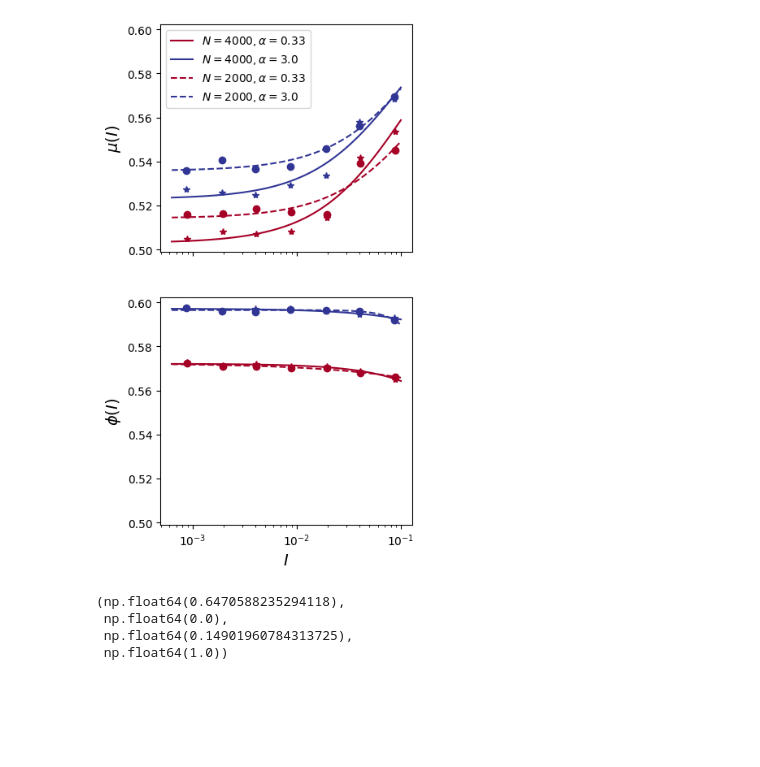
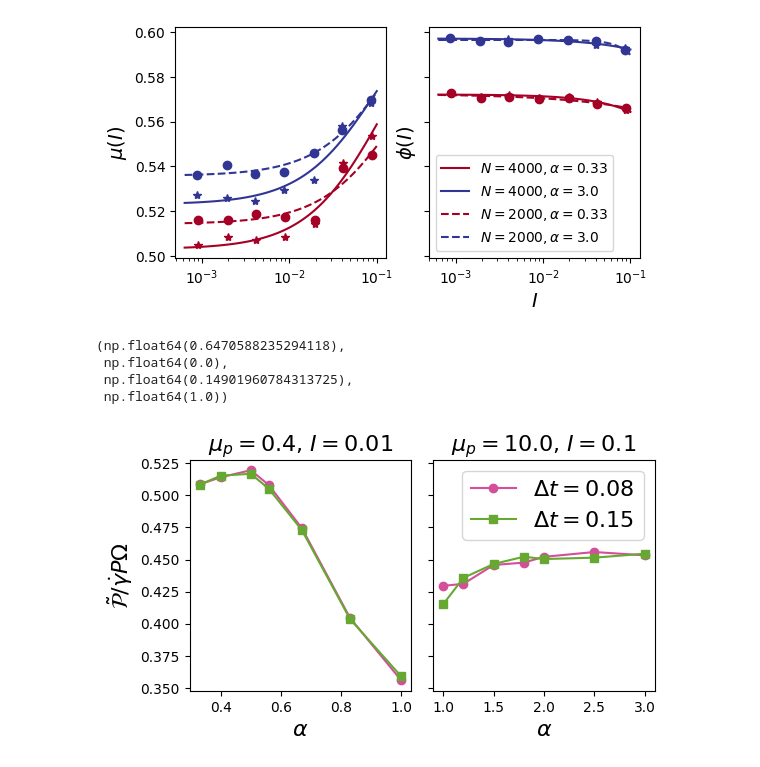
Before and after one commit to JBil8/Simple_shear_granular_spheroids, a Jupyter notebook: size_independence.ipynb, the cells around one changed output. Saved outputs shown, nothing was run; the diff lists cells and outputs as text; code cells hidden in the pictures; blank space fills up the shorter version.

```diff
--- a/size_independence.ipynb
+++ b/size_independence.ipynb
@@ -53,7 +53,7 @@ phi_2000_ap_033 = phiI(x_fit, *phi_popt_2000_ap_033)
 phi_2000_ap_3 = phiI(x_fit, *phi_popt_2000_ap_3)
 
 # Create the figure with two subplots
-fig, axs = plt.subplots(2, 1, figsize=(4, 8), sharex=True, sharey=True)
+fig, axs = plt.subplots(1, 2, figsize=(6, 3), sharex=True, sharey=True)
 
 cmap = plt.get_cmap('RdYlBu')
 blue = cmap(255)
@@ -69,36 +69,36 @@ axs[0].plot(x_fit, mu_2000_ap_033, '--', label=r'$N=2000, \alpha=0.33$', color=r
 axs[0].plot(x_fit, mu_2000_ap_3, '--', label=r'$N=2000, \alpha=3.0$', color=blue)
 axs[0].plot(I_values_2000_ap_033, mu_values_2000_ap_033, 'o', color=red)
 axs[0].plot(I_values_2000_ap_3, mu_values_2000_ap_3, 'o', color=blue)
 
 axs[0].set_xscale('log')
 axs[0].set_ylabel(r'$\mu(I)$', fontsize=14)
 # axs[0].set_title('Comparison of $\mu(I)$ and $\phi(I)$ for Different N and $\alpha$', fontsize=14)
-axs[0].legend()
+# axs[0].legend()
 # axs[0].grid(True, which="both", linestyle="--", linewidth=0.5)
 
 # Plot phi(I)
 axs[1].plot(x_fit, phi_4000_ap_033, '-', label=r'$N=4000, \alpha=0.33$', color=red)
 axs[1].plot(x_fit, phi_4000_ap_3, '-', label=r'$N=4000, \alpha=3.0$', color=blue)
 axs[1].plot(I_values_4000_ap_033, phi_values_4000_ap_033, '*', color=red)
 axs[1].plot(I_values_4000_ap_3, phi_values_4000_ap_3, '*', color=blue)
 
 axs[1].plot(x_fit, phi_2000_ap_033, '--', label=r'$N=2000, \alpha=0.33$', color=red)
 axs[1].plot(x_fit, phi_2000_ap_3, '--', label=r'$N=2000, \alpha=3.0$', color=blue)
 axs[1].plot(I_values_2000_ap_033, phi_values_2000_ap_033, 'o', color=red)
 axs[1].plot(I_values_2000_ap_3, phi_values_2000_ap_3, 'o', color=blue)
 
 axs[1].set_xscale('log')
 axs[1].set_xlabel(r'$I$', fontsize=14)
 axs[1].set_ylabel(r'$\phi(I)$', fontsize=14)
-# axs[1].legend()
+axs[1].legend()
 # axs[1].grid(True, which="both", linestyle="--", linewidth=0.5)
 
 plt.savefig('rheological_curves_n_dependence', dpi = 300, bbox_inches = 'tight')
 
 # Show the plot
 plt.show()
 # %% [output]
-[figure, old version]
+[figure, new version]
 # %%
 cmap = plt.get_cmap('RdYlBu')
 # %%
@@ -111,4 +111,75 @@ cmap(0)
 # %%
 # take the first and last color of cmap
 colors = [cmap(0), cmap(255)]
+# %%
+import os
+import pickle as pkl
+import numpy as np
+from matplotlib import pyplot as plt
+
+aps_sliding = [0.33, 0.4, 0.5, 0.56 ,0.67, 0.83, 1.0]
+aps_rolling = [1.0, 1.2, 1.5, 1.8, 2.0, 2.5, 3.0]
+cmaps = plt.get_cmap('PiYG')
+def load_data(file_path):
+    if not os.path.exists(file_path):
+        raise FileNotFoundError(f"File {file_path} does not exist.")
+
+    with open(file_path, 'rb') as f:
+        data = pkl.load(f)
+
+    return data
+
+dissipation_dt_008_sliding = []
+for ap in aps_sliding:
+    file_path = './output_data_dt_0.08/simple_shear_ap' + str(ap)+ '_cof_0.4_I_0.01.pkl'
+    data = load_data(file_path)
+    dissipation = (data['total_normal_dissipation'] + data['total_tangential_dissipation'])/(data['box_x_length']*data['box_y_length']*data['box_z_length']*data['shear_rate']*data['p_yy'])
+    dissipation_dt_008_sliding.append(dissipation)
+
+dissipation_dt_015_sliding = []
+for ap in aps_sliding:
+    file_path = './output_data_09_05_2025/simple_shear_ap' + str(ap)+ '_cof_0.4_I_0.01.pkl'
+    data = load_data(file_path)
+    dissipation = (data['total_normal_dissipation'] + data['total_tangential_dissipation'])/(data['box_x_length']*data['box_y_length']*data['box_z_length']*data['shear_rate']*data['p_yy'])
+    dissipation_dt_015_sliding.append(dissipation)
+
+dissipation_dt_008_rolling = []
+for ap in aps_rolling:
+    file_path = './output_data_dt_0.08/simple_shear_ap' + str(ap)+ '_cof_10.0_I_0.1.pkl'
+    data = load_data(file_path)
+    dissipation = (data['total_normal_dissipation'] + data['total_tangential_dissipation'])/(data['box_x_length']*data['box_y_length']*data['box_z_length']*data['shear_rate']*data['p_yy'])
+    dissipation_dt_008_rolling.append(dissipation)
+
+dissipation_dt_015_rolling = []
+for ap in aps_rolling:
+    file_path = './output_data_09_05_2025/simple_shear_ap' + str(ap)+ '_cof_10.0_I_0.1.pkl'
+    data = load_data(file_path)
+    dissipation = (data['total_normal_dissipation'] + data['total_tangential_dissipation'])/(data['box_x_length']*data['box_y_length']*data['box_z_length']*data['shear_rate']*data['p_yy'])
+    dissipation_dt_015_rolling.append(dissipation)
+
+fig, ax = plt.subplots(1, 2, figsize=(6, 3), sharey=True)
+fig.subplots_adjust(wspace=0.1)
+
+ax[0].plot(aps_sliding, dissipation_dt_008_sliding, 'o-', label='$\\Delta t = 0.08$', color = cmaps(40))
+ax[0].plot(aps_sliding, dissipation_dt_015_sliding, 's-', label='$\\Delta t = 0.15$', color = cmaps(216))
+ax[0].set_xlabel('$\\alpha$', fontsize=16)
+ax[0].set_ylabel('$\\tilde{\\mathcal{P}}/\\dot{\\gamma}P \\Omega$', fontsize=16)
+# ax[0].set_xticks(aps)
+# ax[0].set_xticklabels(fontsize=14)
+# ax[0].set_yticks(fontsize=14)
+ax[0].set_title('$\mu_p=0.4$, $I=0.01$', fontsize=16)
+# ax[0].legend(fontsize=16)
+ax[1].plot(aps_rolling, dissipation_dt_008_rolling, 'o-', label='$\\Delta t = 0.08$', color = cmaps(40))
+ax[1].plot(aps_rolling, dissipation_dt_015_rolling, 's-', label='$\\Delta t = 0.15$', color = cmaps(216))
+ax[1].set_xlabel('$\\alpha$', fontsize=16)
+# ax[1].set_ylabel('$\\tilde{\\mathcal{P}}/\\dot{\\gamma}P \\Omega$', fontsize=16)
+# ax[1].set_xticks(aps)
+# ax[1].set_xticklabels(fontsize=14)
+# ax[1].set_yticks(fontsize=14)
+ax[1].set_title('$\mu_p=10.0$, $I=0.1$', fontsize=16)
+ax[1].legend(fontsize=16)
+# Adjust layout and show the plot
+fig.savefig('dissipation_vs_ap_time_step_check', dpi=300, bbox_inches='tight')
+# %% [output]
+[figure, added]
 # %%
```
Also changed, not shown: parts of 4 cells of this notebook, 11 other files.
